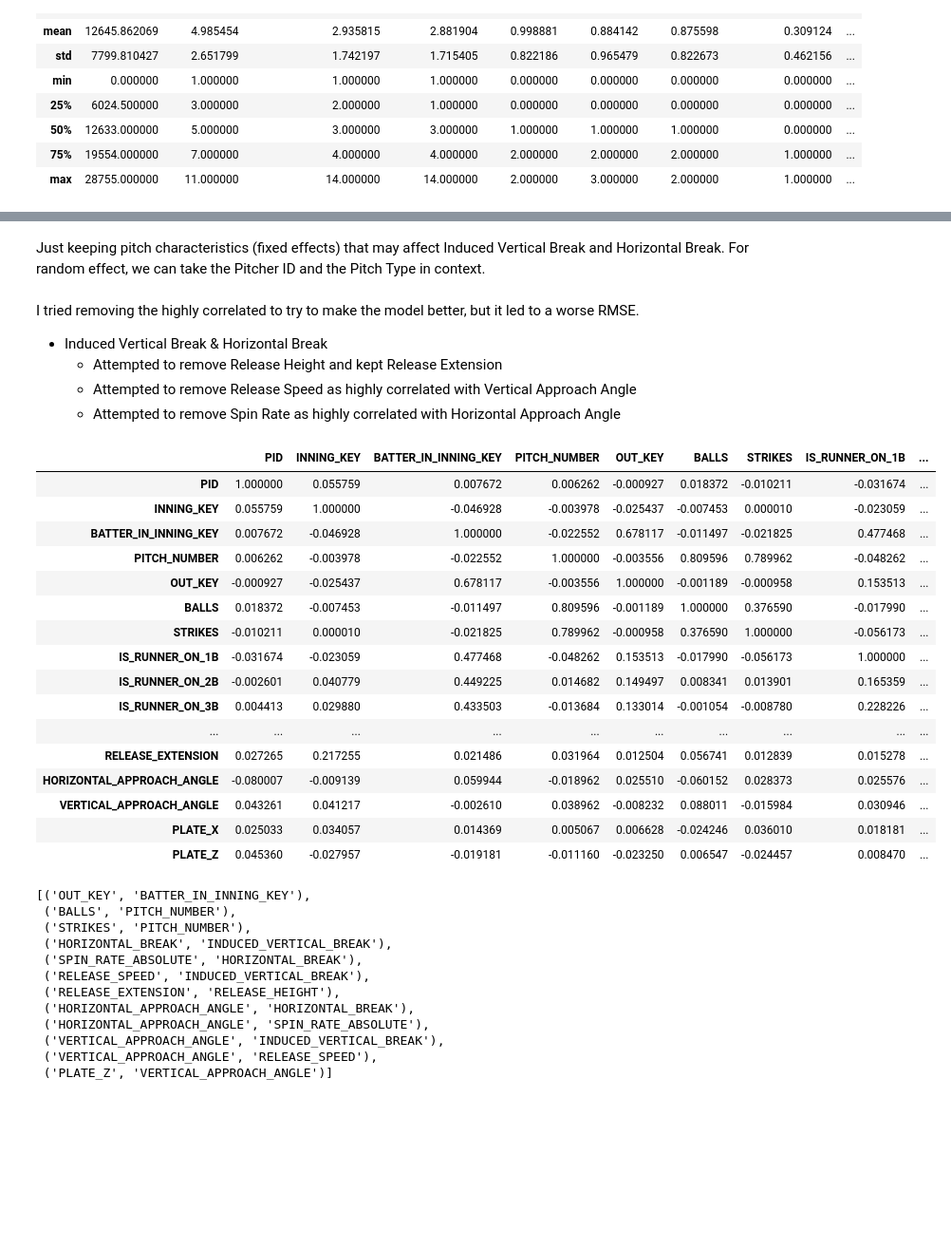
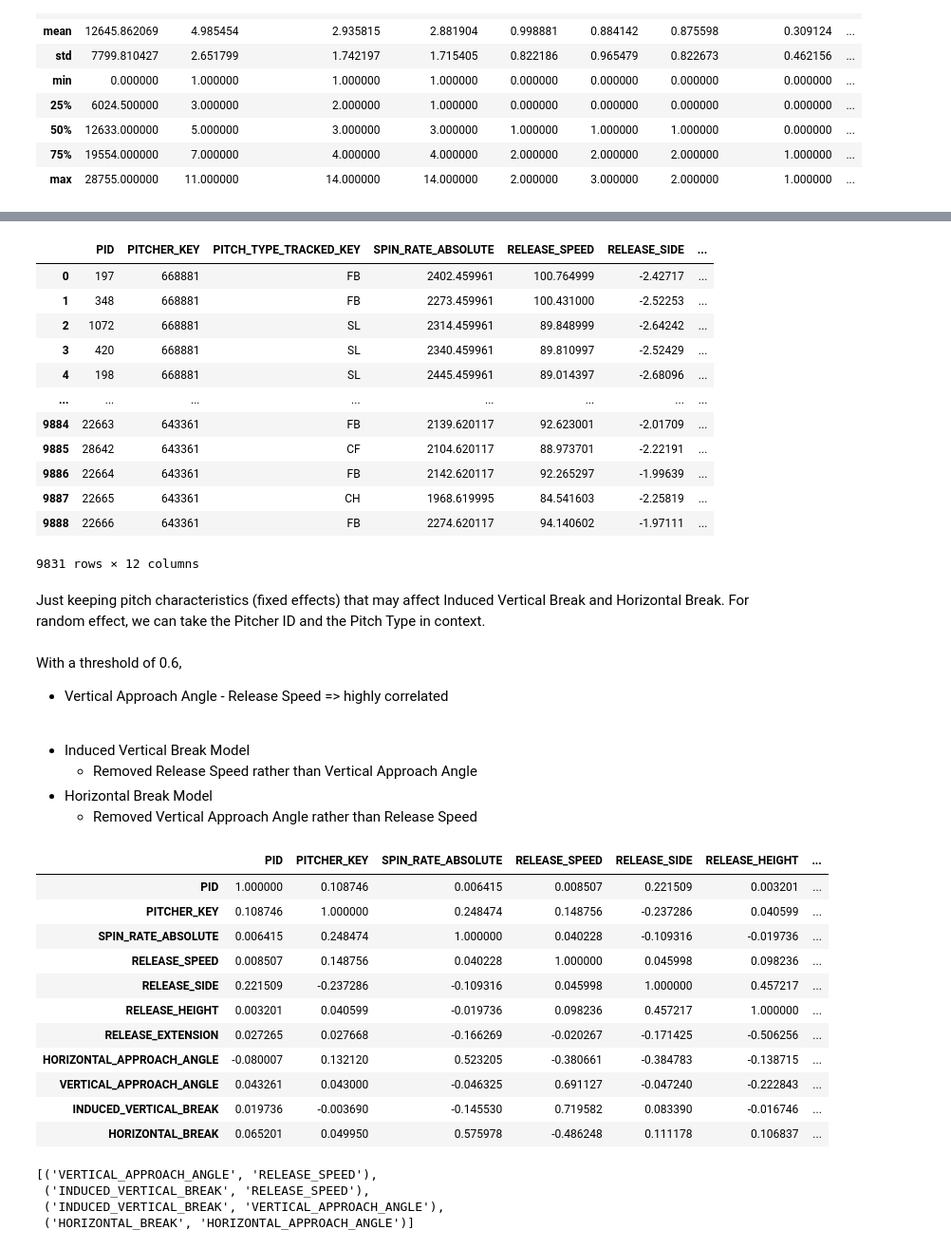
Before and after one commit to sidthakur08/dewpoint-vs-pitch, a Jupyter notebook: exploration.ipynb, the cells around one changed output, grey strips where cells are left out. Shown at 95% size. Saved outputs shown, nothing was run; the diff lists cells and outputs as text; code cells hidden in the pictures; blank space fills up the shorter version.

```diff
--- a/exploration.ipynb
+++ b/exploration.ipynb
@@ -262,65 +251,75 @@ data.describe()
+# %%
+data = data.loc[:,['PID', 'PITCHER_KEY', 'PITCH_TYPE_TRACKED_KEY', 'SPIN_RATE_ABSOLUTE',
+       'RELEASE_SPEED', 'RELEASE_SIDE', 'RELEASE_HEIGHT', 'RELEASE_EXTENSION',
+       'HORIZONTAL_APPROACH_ANGLE', 'VERTICAL_APPROACH_ANGLE','INDUCED_VERTICAL_BREAK', 'HORIZONTAL_BREAK']]
+data
+# %% [output]
+|  | PID | PITCHER_KEY | PITCH_TYPE_TRACKED_KEY | SPIN_RATE_ABSOLUTE | RELEASE_SPEED | RELEASE_SIDE | ... |
+| 0 | 197 | 668881 | FB | 2402.459961 | 100.764999 | -2.42717 | ... |
+| 1 | 348 | 668881 | FB | 2273.459961 | 100.431000 | -2.52253 | ... |
+| 2 | 1072 | 668881 | SL | 2314.459961 | 89.848999 | -2.64242 | ... |
+| 3 | 420 | 668881 | SL | 2340.459961 | 89.810997 | -2.52429 | ... |
+| 4 | 198 | 668881 | SL | 2445.459961 | 89.014397 | -2.68096 | ... |
+| ... | ... | ... | ... | ... | ... | ... | ... |
+| 9884 | 22663 | 643361 | FB | 2139.620117 | 92.623001 | -2.01709 | ... |
+| 9885 | 28642 | 643361 | CF | 2104.620117 | 88.973701 | -2.22191 | ... |
+| 9886 | 22664 | 643361 | FB | 2142.620117 | 92.265297 | -1.99639 | ... |
+| 9887 | 22665 | 643361 | CH | 1968.619995 | 84.541603 | -2.25819 | ... |
+| 9888 | 22666 | 643361 | FB | 2274.620117 | 94.140602 | -1.97111 | ... |
+9831 rows × 12 columns
 # %% [markdown]
 Just keeping pitch characteristics (fixed effects) that may affect Induced Vertical Break and Horizontal Break. For random effect, we can take the Pitcher ID and the Pitch Type in context.
 # %% [markdown]
-I tried removing the highly correlated to try to make the model better, but it led to a worse RMSE.
-- Induced Vertical Break & Horizontal Break
-    - Attempted to remove Release Height and kept Release Extension
-    - Attempted to remove Release Speed as highly correlated with Vertical Approach Angle
-    - Attempted to remove Spin Rate as highly correlated with Horizontal Approach Angle
+With a threshold of 0.6,
+- Vertical Approach Angle - Release Speed => highly correlated
+
+<br>
+
+- Induced Vertical Break Model
+    - Removed Release Speed rather than Vertical Approach Angle
+- Horizontal Break Model
+    - Removed Vertical Approach Angle rather than Release Speed
 # %%
 display(data.corr())
 def high_corr_pairs(df, threshold=0.8):
     """
     Identify pairs of variables in a DataFrame that have a correlation coefficient above a specified threshold.
 
     Parameters:
     - df (DataFrame): The input data.
     - threshold (float, optional): The correlation coefficient threshold. Defaults to 0.8.
 
     Returns:
     - list of tuples: Pairs of column names with high correlation.
     """
     corr_matrix = df.corr().abs()
 
     upper = corr_matrix.where(np.triu(np.ones(corr_matrix.shape), k=1).astype(bool))
     to_drop = [column for column in upper.columns if any(upper[column] > threshold)]
 
     pairs = []
     for column in to_drop:
         above_threshold_vars = upper.index[upper[column] > threshold].tolist()
         for atv in above_threshold_vars:
             pairs.append((column, atv))
 
     return pairs
 
-high_corr_pairs(data, threshold=0.5)
+high_corr_pairs(data, threshold=0.6)
 # %% [output]
-|  | PID | INNING_KEY | BATTER_IN_INNING_KEY | PITCH_NUMBER | OUT_KEY | BALLS | STRIKES | IS_RUNNER_ON_1B | ... |
-| PID | 1.000000 | 0.055759 | 0.007672 | 0.006262 | -0.000927 | 0.018372 | -0.010211 | -0.031674 | ... |
-| INNING_KEY | 0.055759 | 1.000000 | -0.046928 | -0.003978 | -0.025437 | -0.007453 | 0.000010 | -0.023059 | ... |
-| BATTER_IN_INNING_KEY | 0.007672 | -0.046928 | 1.000000 | -0.022552 | 0.678117 | -0.011497 | -0.021825 | 0.477468 | ... |
-| PITCH_NUMBER | 0.006262 | -0.003978 | -0.022552 | 1.000000 | -0.003556 | 0.809596 | 0.789962 | -0.048262 | ... |
-| OUT_KEY | -0.000927 | -0.025437 | 0.678117 | -0.003556 | 1.000000 | -0.001189 | -0.000958 | 0.153513 | ... |
-| BALLS | 0.018372 | -0.007453 | -0.011497 | 0.809596 | -0.001189 | 1.000000 | 0.376590 | -0.017990 | ... |
-| STRIKES | -0.010211 | 0.000010 | -0.021825 | 0.789962 | -0.000958 | 0.376590 | 1.000000 | -0.056173 | ... |
-| IS_RUNNER_ON_1B | -0.031674 | -0.023059 | 0.477468 | -0.048262 | 0.153513 | -0.017990 | -0.056173 | 1.000000 | ... |
-| IS_RUNNER_ON_2B | -0.002601 | 0.040779 | 0.449225 | 0.014682 | 0.149497 | 0.008341 | 0.013901 | 0.165359 | ... |
-| IS_RUNNER_ON_3B | 0.004413 | 0.029880 | 0.433503 | -0.013684 | 0.133014 | -0.001054 | -0.008780 | 0.228226 | ... |
-| ... | ... | ... | ... | ... | ... | ... | ... | ... | ... |
-| RELEASE_EXTENSION | 0.027265 | 0.217255 | 0.021486 | 0.031964 | 0.012504 | 0.056741 | 0.012839 | 0.015278 | ... |
-| HORIZONTAL_APPROACH_ANGLE | -0.080007 | -0.009139 | 0.059944 | -0.018962 | 0.025510 | -0.060152 | 0.028373 | 0.025576 | ... |
-| VERTICAL_APPROACH_ANGLE | 0.043261 | 0.041217 | -0.002610 | 0.038962 | -0.008232 | 0.088011 | -0.015984 | 0.030946 | ... |
-| PLATE_X | 0.025033 | 0.034057 | 0.014369 | 0.005067 | 0.006628 | -0.024246 | 0.036010 | 0.018181 | ... |
-| PLATE_Z | 0.045360 | -0.027957 | -0.019181 | -0.011160 | -0.023250 | 0.006547 | -0.024457 | 0.008470 | ... |
+|  | PID | PITCHER_KEY | SPIN_RATE_ABSOLUTE | RELEASE_SPEED | RELEASE_SIDE | RELEASE_HEIGHT | ... |
+| PID | 1.000000 | 0.108746 | 0.006415 | 0.008507 | 0.221509 | 0.003201 | ... |
+| PITCHER_KEY | 0.108746 | 1.000000 | 0.248474 | 0.148756 | -0.237286 | 0.040599 | ... |
+| SPIN_RATE_ABSOLUTE | 0.006415 | 0.248474 | 1.000000 | 0.040228 | -0.109316 | -0.019736 | ... |
+| RELEASE_SPEED | 0.008507 | 0.148756 | 0.040228 | 1.000000 | 0.045998 | 0.098236 | ... |
+| RELEASE_SIDE | 0.221509 | -0.237286 | -0.109316 | 0.045998 | 1.000000 | 0.457217 | ... |
+| RELEASE_HEIGHT | 0.003201 | 0.040599 | -0.019736 | 0.098236 | 0.457217 | 1.000000 | ... |
+| RELEASE_EXTENSION | 0.027265 | 0.027668 | -0.166269 | -0.020267 | -0.171425 | -0.506256 | ... |
+| HORIZONTAL_APPROACH_ANGLE | -0.080007 | 0.132120 | 0.523205 | -0.380661 | -0.384783 | -0.138715 | ... |
+| VERTICAL_APPROACH_ANGLE | 0.043261 | 0.043000 | -0.046325 | 0.691127 | -0.047240 | -0.222843 | ... |
+| INDUCED_VERTICAL_BREAK | 0.019736 | -0.003690 | -0.145530 | 0.719582 | 0.083390 | -0.016746 | ... |
+| HORIZONTAL_BREAK | 0.065201 | 0.049950 | 0.575978 | -0.486248 | 0.111178 | 0.106837 | ... |
-[('OUT_KEY', 'BATTER_IN_INNING_KEY'),
- ('BALLS', 'PITCH_NUMBER'),
- ('STRIKES', 'PITCH_NUMBER'),
- ('HORIZONTAL_BREAK', 'INDUCED_VERTICAL_BREAK'),
- ('SPIN_RATE_ABSOLUTE', 'HORIZONTAL_BREAK'),
- ('RELEASE_SPEED', 'INDUCED_VERTICAL_BREAK'),
- ('RELEASE_EXTENSION', 'RELEASE_HEIGHT'),
- ('HORIZONTAL_APPROACH_ANGLE', 'HORIZONTAL_BREAK'),
- ('HORIZONTAL_APPROACH_ANGLE', 'SPIN_RATE_ABSOLUTE'),
- ('VERTICAL_APPROACH_ANGLE', 'INDUCED_VERTICAL_BREAK'),
- ('VERTICAL_APPROACH_ANGLE', 'RELEASE_SPEED'),
- ('PLATE_Z', 'VERTICAL_APPROACH_ANGLE')]
+[('VERTICAL_APPROACH_ANGLE', 'RELEASE_SPEED'),
+ ('INDUCED_VERTICAL_BREAK', 'RELEASE_SPEED'),
+ ('INDUCED_VERTICAL_BREAK', 'VERTICAL_APPROACH_ANGLE'),
+ ('HORIZONTAL_BREAK', 'HORIZONTAL_APPROACH_ANGLE')]
```
Also changed, not shown: parts of 10 cells of this notebook, 3 other files.
